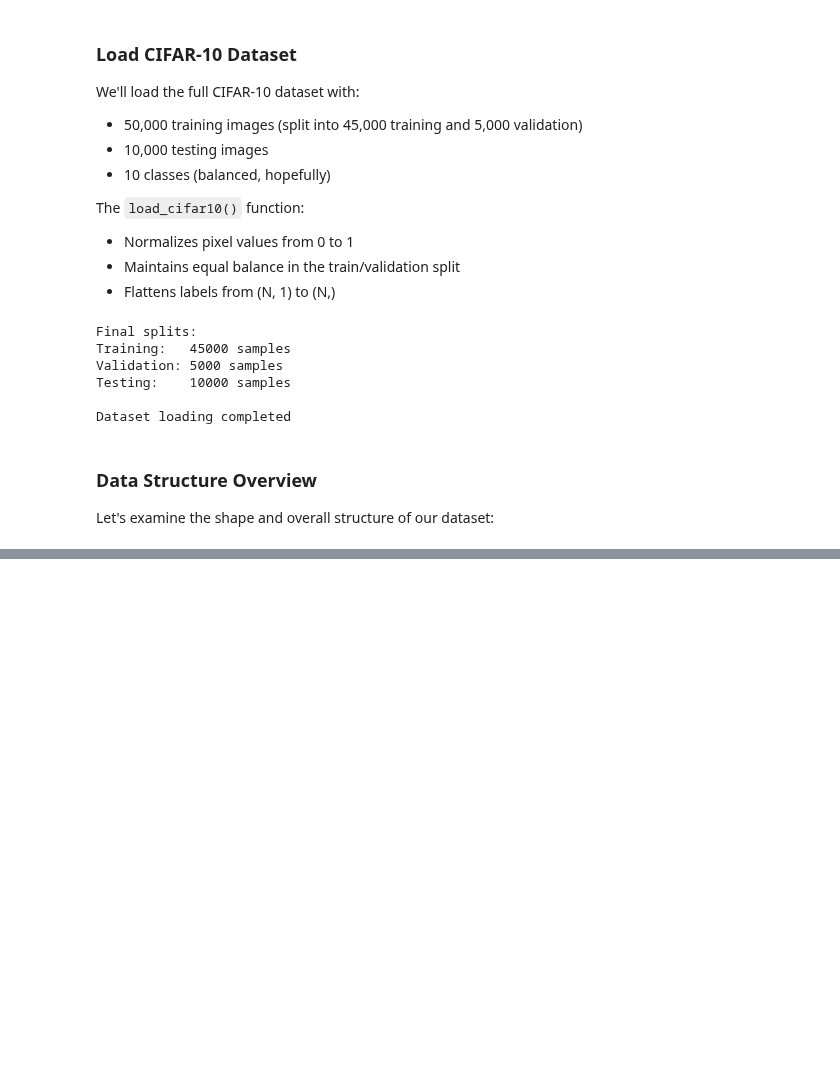
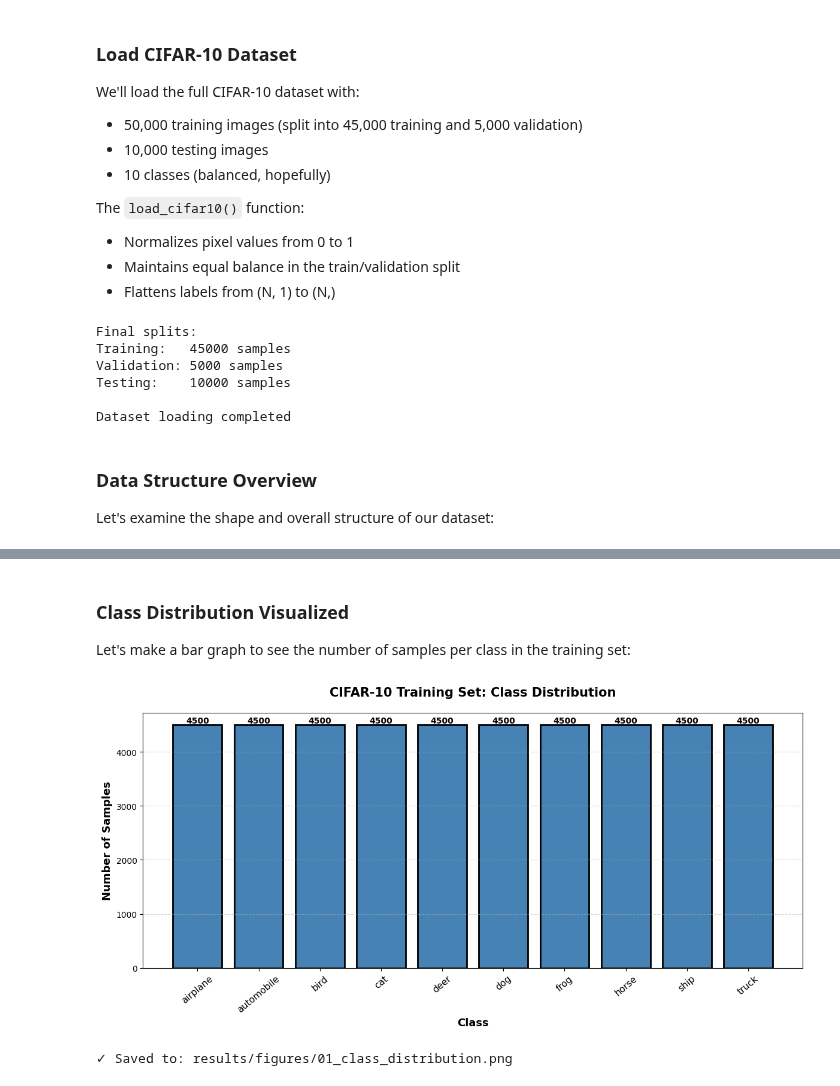
Before and after one commit to ShawarmaOnGit/tda-adversarial-detection, a Jupyter notebook: notebooks/01_data_exploration.ipynb, the cells around one changed output, grey strips where cells are left out. Saved outputs shown, nothing was run; the diff lists cells and outputs as text; code cells hidden in the pictures; blank space fills up the shorter version.

Commit message:
feat: Add bar graph for training set visual in 01_data_exploration.iypnb

```diff
--- a/notebooks/01_data_exploration.ipynb
+++ b/notebooks/01_data_exploration.ipynb
@@ -83,0 +120,36 @@ Label range:  [0, 9]
+# %% [markdown]
+### Class Distribution Visualized
+
+Let's make a bar graph to see the number of samples per class in the training set:
+# %%
+# Samples per class
+class_counts = []
+for i in range(10):
+    class_counts.append(np.sum(training_labels == i))
+
+# Bar graph
+fig, ax = plt.subplots(figsize=(12, 6))
+bars = ax.bar(class_names, class_counts, color='steelblue', edgecolor='black', linewidth=2)
+# hatches = ['/', '\\', '|', '-', '+', 'x', 'o', 'O', '.', '*']
+# for bar, hatch in zip(bars, hatches):
+#     bar.set_hatch(hatch)
+ax.set_xlabel('Class', fontsize=13, fontweight='bold')
+ax.set_ylabel('Number of Samples', fontsize=13, fontweight='bold')
+ax.set_title('CIFAR-10 Training Set: Class Distribution', fontsize=15, fontweight='bold', pad=20)
+ax.tick_params(axis='x', rotation=40, labelsize=11)
+ax.grid(axis='y', alpha=0.5, linestyle='--')
+
+for bar in bars:
+    height = bar.get_height()
+    ax.text(bar.get_x() + bar.get_width()/2., height,
+            f'{int(height)}',
+            ha='center', va='bottom', fontsize=10, fontweight='bold')
+
+plt.tight_layout()
+plt.savefig('../results/figures/01_class_distribution.png', bbox_inches='tight')
+plt.show()
+
+print("Saved in: results/figures/01_class_distribution.png")
+# %% [output]
+[figure, added]
+✓ Saved to: results/figures/01_class_distribution.png
```
Also changed, not shown: parts of 3 cells of this notebook.
